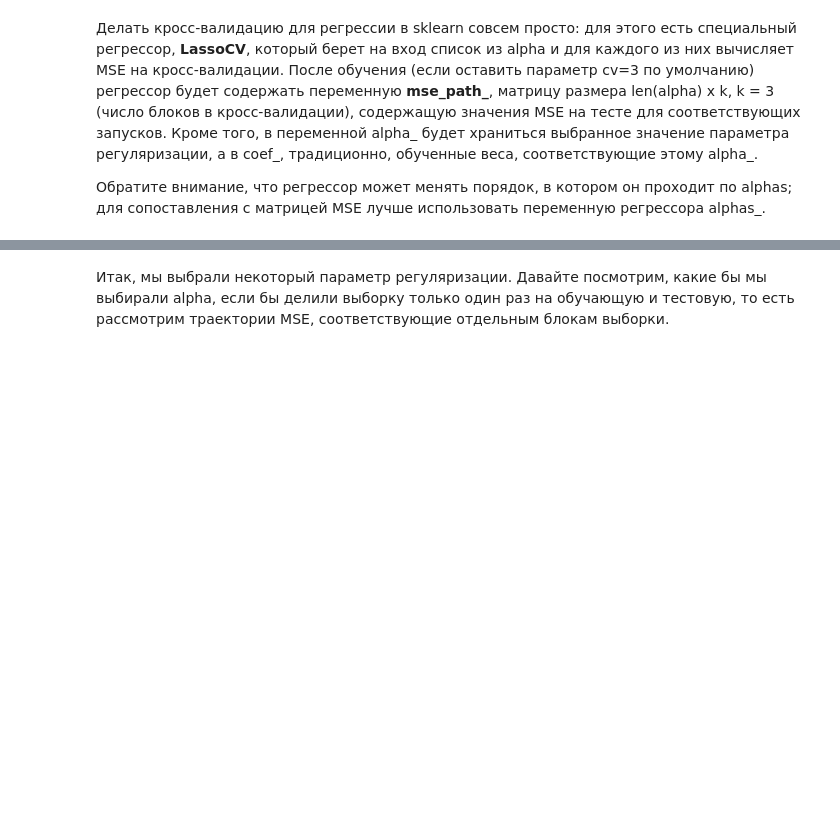
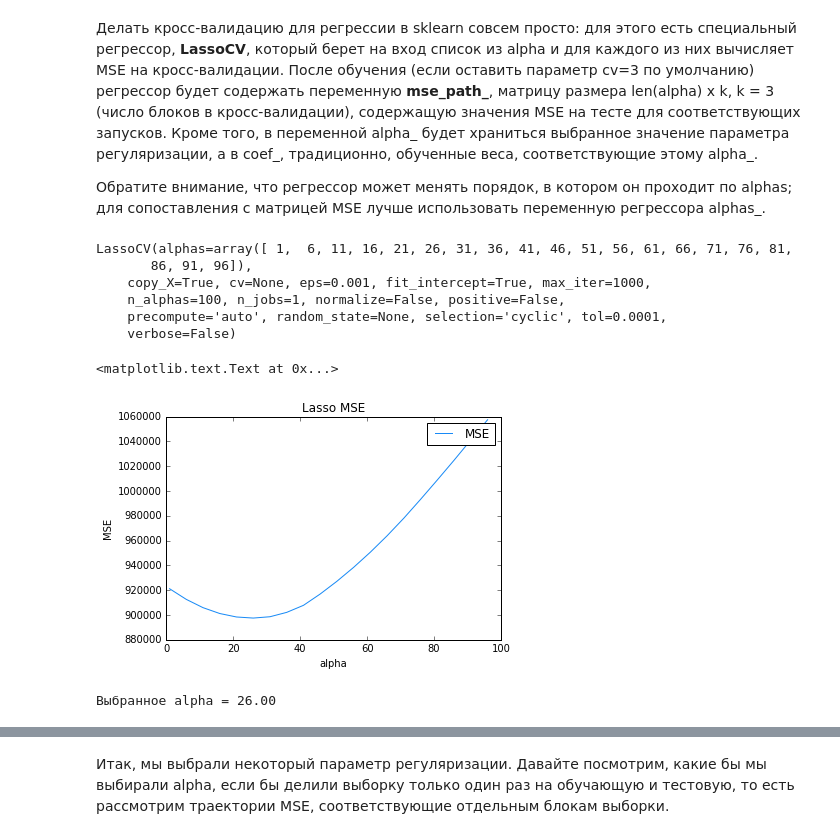
Before and after one commit to movb/yandex-ml, a Jupyter notebook: mipt-ml-2/week2/OverfittingTask.ipynb, the cells around one changed output, grey strips where cells are left out. Cells and saved outputs as stored; diff of their text form; code cells hidden in the pictures; blank space fills up the shorter version.

```diff
--- a/mipt-ml-2/week2/OverfittingTask.ipynb
+++ b/mipt-ml-2/week2/OverfittingTask.ipynb
@@ -114,3 +181,8 @@ from sklearn.linear_model import Lasso, Ridge
 # %%
 # Код 2.2 (0.5 балла)
 # Обучите линейную модель с L1-регуляризацией
+ridge_clf = Ridge()
+ridge_clf.fit(X,y)
+
+for label, coef in zip(df.columns[:-1], ridge_clf.coef_):
+    print("{0}: {1:.2f}".format(label, coef))
@@ -117,3 +202,8 @@ from sklearn.linear_model import Lasso, Ridge
 # %%
 # Код 2.3 (0.5 балла)
 # Обучите линейную модель с L2-регуляризацией
+lasso_clf = Lasso()
+lasso_clf.fit(X,y)
+
+for label, coef in zip(df.columns[:-1], lasso_clf.coef_):
+    print("{0}: {1:.2f}".format(label, coef))
@@ -135,6 +238,14 @@ coefs_ridge = np.zeros((alphas.shape[0], X.shape[1]))
 # Для каждого значения коэффициента из alphas обучите регрессор Lasso
 # и запишите веса в соответствующую строку матрицы coefs_lasso (вспомните встроенную в python функцию enumerate),
 # а затем обучите Ridge и запишите веса в coefs_ridge.
+for i, alpha in enumerate(alphas):
+    lasso_clf = Lasso(alpha=alpha)
+    lasso_clf.fit(X,y)
+    coefs_lasso[i] = lasso_clf.coef_
+
+    ridge_clf = Ridge(alpha=alpha)
+    ridge_clf.fit(X,y)
+    coefs_ridge[i] = ridge_clf.coef_
 # %% [markdown]
 Визуализируем динамику весов при увеличении параметра регуляризации:
 # %%
@@ -183,3 +298,25 @@ from sklearn.linear_model import LassoCV
 # Постройте график _усредненного_ по строкам MSE в зависимости от alpha.
 # Выведите выбранное alpha, а также пары "признак-коэффициент" для обученного вектора коэффициентов
 alphas = np.arange(1, 100, 5)
+clf = LassoCV(alphas=alphas)
+clf.fit(X,y)
+# %% [output]
+LassoCV(alphas=array([ 1,  6, 11, 16, 21, 26, 31, 36, 41, 46, 51, 56, 61, 66, 71, 76, 81,
+       86, 91, 96]),
+    copy_X=True, cv=None, eps=0.001, fit_intercept=True, max_iter=1000,
+    n_alphas=100, n_jobs=1, normalize=False, positive=False,
+    precompute='auto', random_state=None, selection='cyclic', tol=0.0001,
+    verbose=False)
+# %%
+plt.plot(clf.alphas_, clf.mse_path_.mean(axis=1), label="MSE", color=np.random.rand(3))
+plt.legend(loc="upper right")
+plt.xlabel("alpha")
+plt.ylabel("MSE")
+plt.title("Lasso MSE")
+# %% [output]
+<matplotlib.text.Text at 0x...>
+[figure, added]
+# %%
+print("Выбранное alpha = {0:.2f}".format(clf.alpha_) )
+# %% [output]
+Выбранное alpha = 26.00
```
Also changed, not shown: parts of 17 cells of this notebook, 1 other file.
